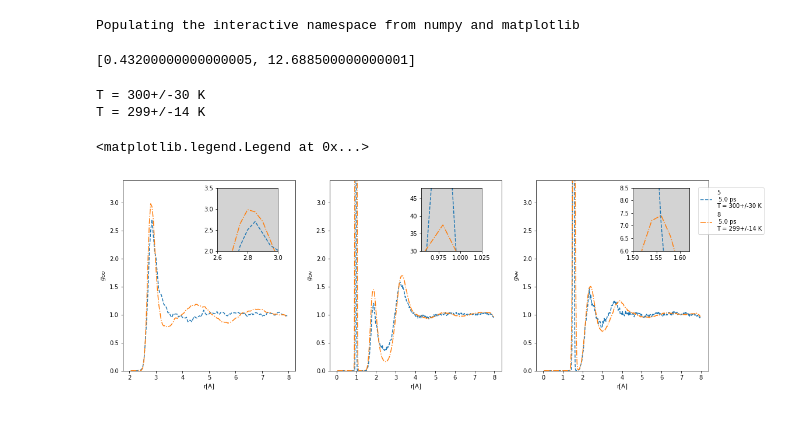
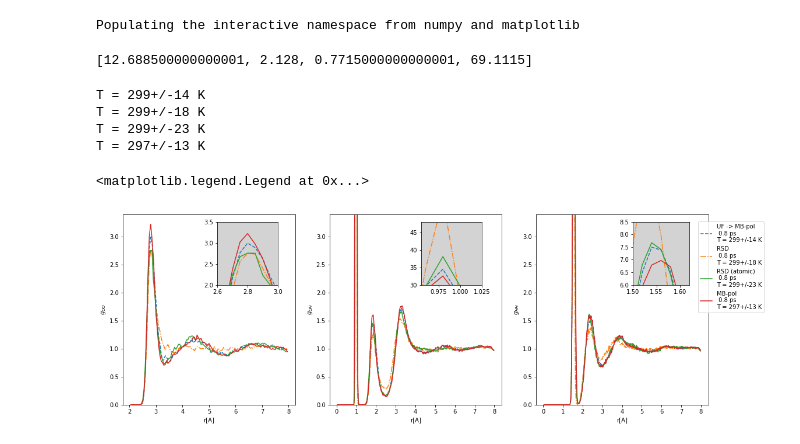
Before and after one commit to semodi/mlcf, a Jupyter notebook: analysis/rdfs.ipynb, the cells around one changed output. Drawn from its saved outputs; the diff is of its cells as text; code cells hidden in the pictures.

Commit message:
atomic descriptors working correctly

```diff
--- a/analysis/rdfs.ipynb
+++ b/analysis/rdfs.ipynb
@@ -46,11 +46,15 @@ basepath = '/gpfs/scratch/smdick/'
 #           '../../uf/md_siesta_uftombp_dft/md_siesta']
 # #          '../../mbpol/md_siesta_pure/md_siesta_10']
 # #          '../../mbpol/nose_128_10']
-paths = [ '/md_siesta_atomic/md_siesta',
-          '/uf/md_siesta_uftombp_5/md_siesta',
-          '/uf/md_siesta_uftombp_8/md_siesta']
+# paths = [ '/md_siesta_atomic_mixer/md_siesta',
+
+paths = ['/uf/md_siesta_uftombp_5/md_siesta',
+         '/md_siesta_descr/md_siesta',
+#           '/uf/md_siesta_uftombp_8/md_siesta',
+         'md_siesta_atomic_mixer/md_siesta',
+#          'md_siesta_atomic']
 #          '../../mbpol/md_siesta_pure/md_siesta_10']
-#          '/mbpol/nose_128_10']
+         '/mbpol/nose_128_10']
 t_equib = 200
 dt = 5
 # %%
@@ -72,7 +76,7 @@ for p in paths:
 # %%
 runtimes
 # %% [output]
-[0.43200000000000005, 12.688500000000001]
+[12.688500000000001, 2.128, 0.7715000000000001, 69.1115]
 # %%
 logs = []
 for path in paths:
@@ -82,8 +86,10 @@ for path in paths:
 for log in logs:
     print('T = {:.0f}+/-{:.0f} K'.format(log['T[K]'].mean(), log['T[K]'].std()))
 # %% [output]
-T = 300+/-30 K
 T = 299+/-14 K
+T = 299+/-18 K
+T = 299+/-23 K
+T = 297+/-13 K
 # %%
 # labels = ['descriptor', 'mulliken', 'mulliken szp', 'szp uncorrected', 'dzp custom uncorrected', 'mbpol']
 # labels = ['descriptor (sz) 15','descriptor (sz) 10', 'ultra-fast 5','uncorrected sz 5',
@@ -93,7 +99,7 @@ T = 299+/-14 K
 # labels = ['N = 5', 'N = 5 (alt)', 'N = 5 (uncorrected)','N = 10','N = 15','N = 1']
 labels = ['N=3','N = 5', 'N = 8', 'N = 10','N = 15','to_mbpol','N = 1','MB-pol']
 labels = ['5','8','10','DFT']
-# labels = ['DFT + ML(DM)', 'DFT', 'MB-pol']
+labels = ['UF -> MB-pol', 'RSD', 'RSD (atomic)', 'MB-pol']
 
 # labels = [l[:-len('/md_siesta')] for l in paths]
 # choice = ['descriptor', 'mulliken', 'mbpol', 'dzp custom uncorrected']
@@ -117,8 +123,8 @@ insets = [[.25, .6, .08, .25], [.52, .6, .08, .25],[.8, .6, .075, .25]]
 # insets_ylims = [[2.7,3.1], [25,38], [6,7.25]]
 insets_xlims = [[2.6,3.0], [0.955,1.025], [1.5,1.62]]
 insets_ylims = [[2.0,3.5], [30,48], [6,8.5]]
-max_t = min([len(data) for data in r_oo_list[1:2]])
-max_t = 2000
+max_t = min([len(data) for data in r_oo_list])
+# max_t = 12000
 
 for i, [data,bins,div, t, inset, xl, yl] in enumerate(zip([r_oo_list, r_oh_list, r_hh_list],
                                         [bins1,bins2,bins2],
@@ -126,31 +132,31 @@ for i, [data,bins,div, t, inset, xl, yl] in enumerate(zip([r_oo_list, r_oh_list,
                                         ['OO', 'OH', 'HH'],
                                          insets, insets_xlims, insets_ylims)):
 
     subplot(1,3,i+1)
 
     for r_oo, l, rt, s in zip(data, labels, runtimes, styles):
         if l in choice:
             plot(bins, (np.mean(r_oo[:max_t], axis = 0)/div), label = l +'\n {:.1f} ps'.format(rt), ls = s)
 
     ylim(0,3.4)
 #     xlim(1,8)
     xlabel('r[A]')
     ylabel('$g_{' + t + '}$' )
 #     legend()
     if i > -1:
         axes(inset, facecolor = 'lightgray')
     #     xticks([])
     #     yticks([])
         for r_oo, l, rt, s, log in zip(data, labels, runtimes, styles, logs):
             if l in choice:
                 plot(bins, np.mean(r_oo[:max_t], axis = 0)/div,
                      label = l +'\n {:.1f} ps'.format((max_t * dt)/2000) + '\nT = {:.0f}+/-{:.0f} K'.format(log['T[K]'].mean(), log['T[K]'].std()),
                      ls = s)
         xlim(*xl)
         ylim(*yl)
 legend(bbox_to_anchor=(1.1, 1.05))
 # savefig('../figs/rdfs_uftombpol.eps')
 # savefig('../figs/rdfs_uftombpol.pdf')
 # %% [output]
 <matplotlib.legend.Legend at 0x...>
-[figure, old version]
+[figure, new version]
```
Also changed, not shown: 8 other files.
